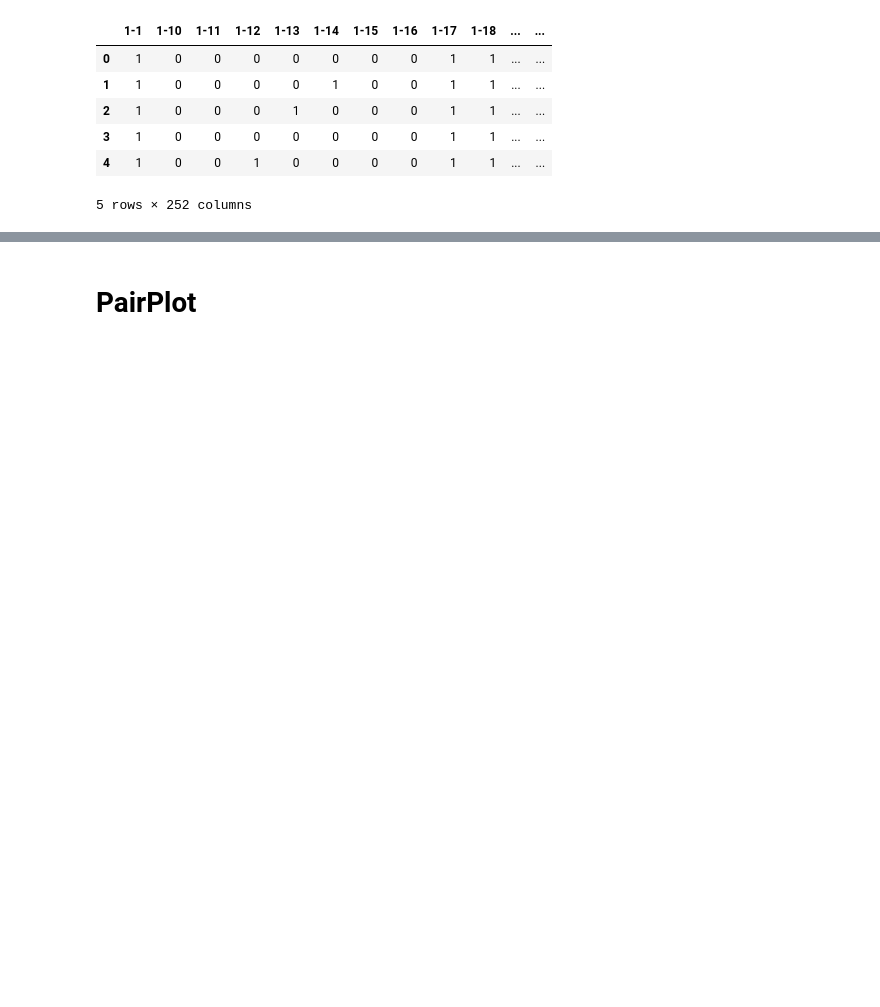
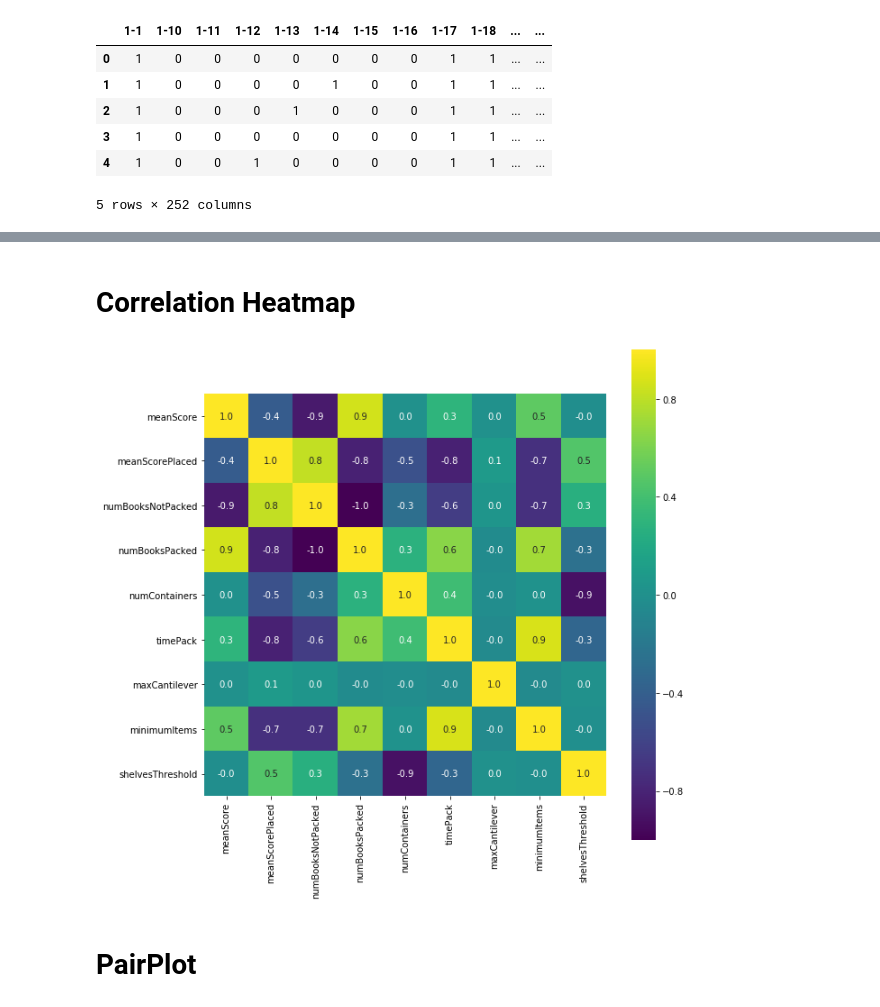
Before and after one commit to thomascorrie/LibraryProject, a Jupyter notebook: Jupyter/FurtherLibrary_2_Analysis.ipynb, the cells around one changed output, grey strips where cells are left out. Saved outputs shown, nothing was run; the diff lists cells and outputs as text; code cells hidden in the pictures; blank space fills up the shorter version.

```diff
--- a/Jupyter/FurtherLibrary_2_Analysis.ipynb
+++ b/Jupyter/FurtherLibrary_2_Analysis.ipynb
@@ -149,4 +153,15 @@ colsToDrop = ['numBooksTotal','shelvesAll','shelvesEmpty','shelvesFixed','shelve
 # colsToDrop = ['numBooksTotal','shelvesAll','shelvesEmpty','shelvesFixed','shelvesFlexible','shelvesFlexibleTrue','shelvesFlexibleFalse','shelvesPercentFlexible','shelvesTrue','combinations','numBookcases','heightAboveBookcase','includeAboveBookcase']
+# %% [markdown]
+# Correlation Heatmap
+# %%
+fig, ax = plt.subplots(figsize=(10,10))
+ax = sns.heatmap(dfResults.select_dtypes(['number']).drop(colsToDrop, axis=1).corr(),
+            cmap='viridis',
+            annot=True, annot_kws={'size':10},
+            fmt=".1f",
+            square=True);
+# %% [output]
+[figure, added]
 # %% [markdown]
 # PairPlot
 # %%
```
Also changed, not shown: parts of 8 cells of this notebook, 15 other files.
